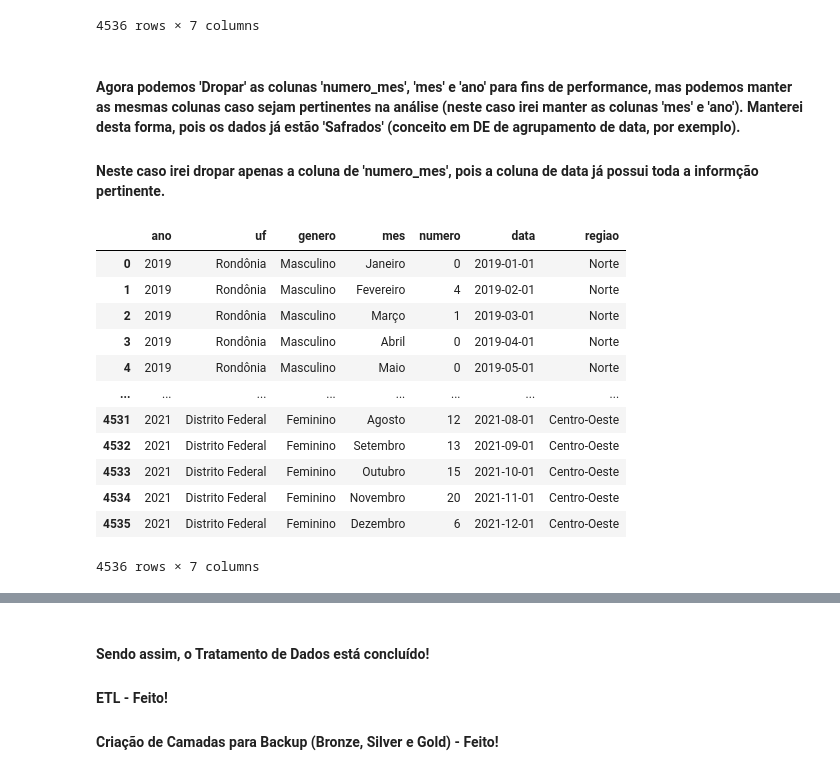
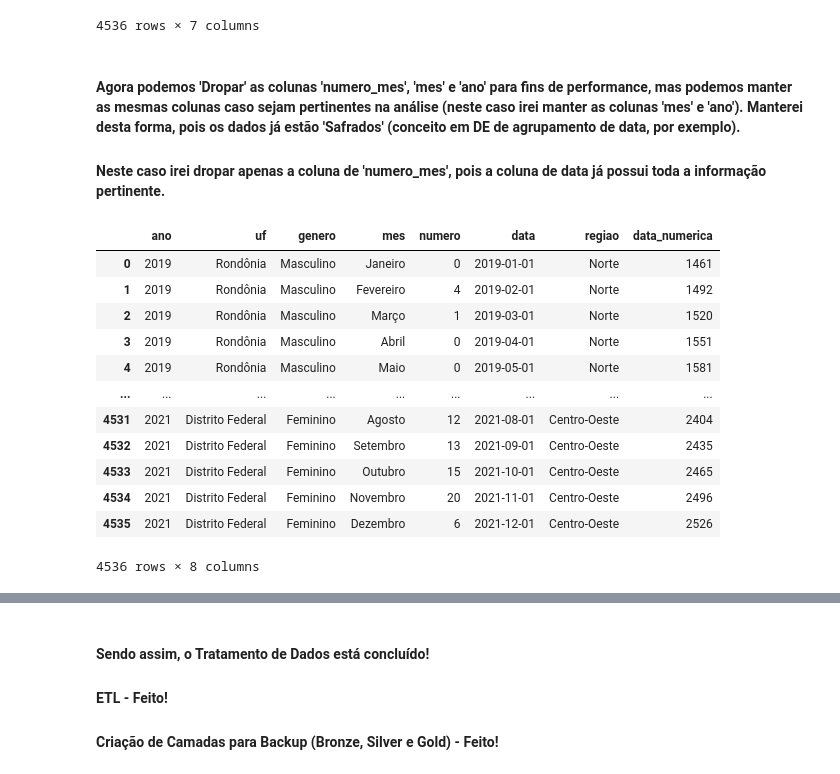
Before and after one commit to gustavo-rocha-barbosa/case-data-science-media-monks-2024, a Jupyter notebook: 2) Case Análise de Dados/main.ipynb, the cells around one changed output, grey strips where cells are left out. Cells and saved outputs as stored; diff of their text form; code cells hidden in the pictures.

```diff
--- a/2) Case Análise de Dados/main.ipynb
+++ b/2) Case Análise de Dados/main.ipynb
@@ -138,7 +144,7 @@ df.to_csv('backup/camada_silver.csv') # transformar Arquivo em .csv para camada
 # %% [markdown]
 #### Agora podemos 'Dropar' as colunas 'numero_mes', 'mes' e 'ano' para fins de performance, mas podemos manter as mesmas colunas caso sejam pertinentes na análise (neste caso irei manter as colunas 'mes' e 'ano'). Manterei desta forma, pois os dados já estão 'Safrados' (conceito em DE de agrupamento de data, por exemplo).
 
-#### Neste caso irei dropar apenas a coluna de 'numero_mes', pois a coluna de data já possui toda a informção pertinente.
+#### Neste caso irei dropar apenas a coluna de 'numero_mes', pois a coluna de data já possui toda a informação pertinente.
 # %%
 #Neste passo farei a parte de estabelecer relações entre Estados e suas respectivas regiões, isso para a camada Gold.
 df = df.drop(columns='numero_mes') #Tirar a coluna de numero_mes
@@ -152,46 +158,49 @@ uf_regioes = {
     'Bahia': 'Nordeste',
     'Ceará': 'Nordeste',
     'Distrito Federal': 'Centro-Oeste',
     'Espírito Santo': 'Sudeste',
     'Goiás': 'Centro-Oeste',
     'Maranhão': 'Nordeste',
     'Mato Grosso': 'Centro-Oeste',
     'Mato Grosso do Sul': 'Centro-Oeste',
     'Minas Gerais': 'Sudeste',
     'Pará': 'Norte',
     'Paraíba': 'Nordeste',
     'Paraná': 'Sul',
     'Pernambuco': 'Nordeste',
     'Piauí': 'Nordeste',
     'Rio de Janeiro': 'Sudeste',
     'Rio Grande do Norte': 'Nordeste',
     'Rio Grande do Sul': 'Sul',
     'Rondônia': 'Norte',
     'Roraima': 'Norte',
     'Santa Catarina': 'Sul',
     'São Paulo': 'Sudeste',
     'Sergipe': 'Nordeste',
     'Tocantins': 'Norte'
 }
 
 df['regiao'] = df['uf'].map(uf_regioes) #Mapear as regiões dentro do DataFrame
+# Colocar a data númerica (dias corridos):
+df['data_numerica'] = (df['data'] - df['data'].min()).dt.days # Variação de dias corridos para ter um "x" de mais fácl entendimento e visbilidade - Para a biblioteca statsmodel
+# A biblioteca stasmodel não aceita a data no formato Datetime, por isso é pertinente criar mais esta coluna acima.
 
 df.to_csv('backup/camada_gold.csv') #Criação da Camada Gold (última camada e configuração ideal para a análise de dados)
 df
 # %% [output]
-|  | ano | uf | genero | mes | numero | data | regiao |
-| 0 | 2019 | Rondônia | Masculino | Janeiro | 0 | 2019-01-01 | Norte |
-| 1 | 2019 | Rondônia | Masculino | Fevereiro | 4 | 2019-02-01 | Norte |
-| 2 | 2019 | Rondônia | Masculino | Março | 1 | 2019-03-01 | Norte |
-| 3 | 2019 | Rondônia | Masculino | Abril | 0 | 2019-04-01 | Norte |
-| 4 | 2019 | Rondônia | Masculino | Maio | 0 | 2019-05-01 | Norte |
-| ... | ... | ... | ... | ... | ... | ... | ... |
-| 4531 | 2021 | Distrito Federal | Feminino | Agosto | 12 | 2021-08-01 | Centro-Oeste |
-| 4532 | 2021 | Distrito Federal | Feminino | Setembro | 13 | 2021-09-01 | Centro-Oeste |
-| 4533 | 2021 | Distrito Federal | Feminino | Outubro | 15 | 2021-10-01 | Centro-Oeste |
-| 4534 | 2021 | Distrito Federal | Feminino | Novembro | 20 | 2021-11-01 | Centro-Oeste |
-| 4535 | 2021 | Distrito Federal | Feminino | Dezembro | 6 | 2021-12-01 | Centro-Oeste |
+|  | ano | uf | genero | mes | numero | data | regiao | data_numerica |
+| 0 | 2019 | Rondônia | Masculino | Janeiro | 0 | 2019-01-01 | Norte | 1461 |
+| 1 | 2019 | Rondônia | Masculino | Fevereiro | 4 | 2019-02-01 | Norte | 1492 |
+| 2 | 2019 | Rondônia | Masculino | Março | 1 | 2019-03-01 | Norte | 1520 |
+| 3 | 2019 | Rondônia | Masculino | Abril | 0 | 2019-04-01 | Norte | 1551 |
+| 4 | 2019 | Rondônia | Masculino | Maio | 0 | 2019-05-01 | Norte | 1581 |
+| ... | ... | ... | ... | ... | ... | ... | ... | ... |
+| 4531 | 2021 | Distrito Federal | Feminino | Agosto | 12 | 2021-08-01 | Centro-Oeste | 2404 |
+| 4532 | 2021 | Distrito Federal | Feminino | Setembro | 13 | 2021-09-01 | Centro-Oeste | 2435 |
+| 4533 | 2021 | Distrito Federal | Feminino | Outubro | 15 | 2021-10-01 | Centro-Oeste | 2465 |
+| 4534 | 2021 | Distrito Federal | Feminino | Novembro | 20 | 2021-11-01 | Centro-Oeste | 2496 |
+| 4535 | 2021 | Distrito Federal | Feminino | Dezembro | 6 | 2021-12-01 | Centro-Oeste | 2526 |
-4536 rows × 7 columns
+4536 rows × 8 columns
 # %%
 df.dtypes
 # %% [output]
```
Also changed, not shown: parts of 44 cells of this notebook, 2 other files.
